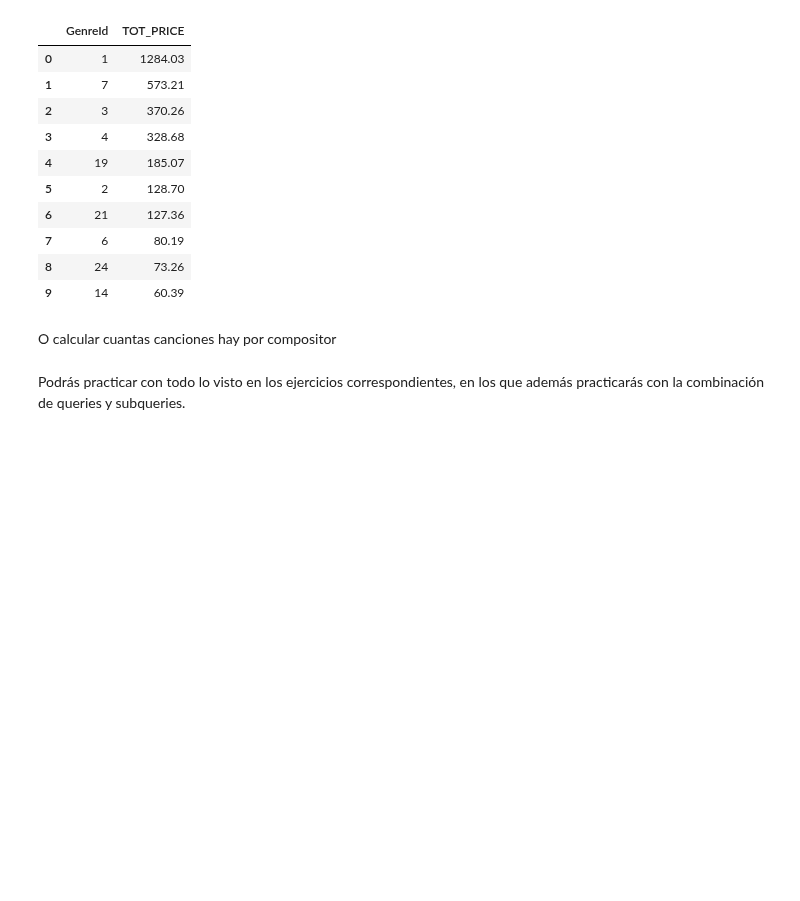
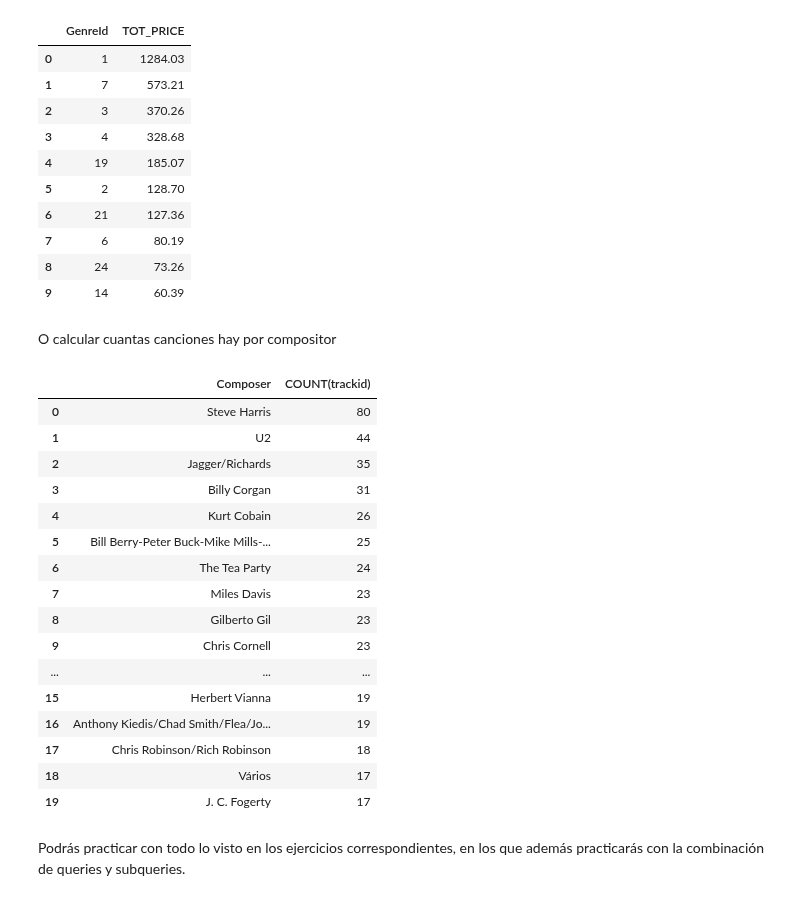
Before and after one commit to RobertoPE1/DS_ONLINE_ROBERTO, a Jupyter notebook: 03_Data_Analysis/Sprint_06/Unidad_01_Procesado_Datos_Internos_BBDD/01_Workout/06_Agregacion_Agrupacion.ipynb, the cells around one changed output. Saved outputs shown, nothing was run; the diff lists cells and outputs as text; code cells hidden in the pictures; blank space fills up the shorter version.

```diff
--- a/03_Data_Analysis/Sprint_06/Unidad_01_Procesado_Datos_Internos_BBDD/01_Workout/06_Agregacion_Agrupacion.ipynb
+++ b/03_Data_Analysis/Sprint_06/Unidad_01_Procesado_Datos_Internos_BBDD/01_Workout/06_Agregacion_Agrupacion.ipynb
@@ -141,5 +141,33 @@ sql_query(query)
 | 9 | 14 | 60.39 |
 # %% [markdown]
 O calcular cuantas canciones hay por compositor
+# %%
+query = '''
+SELECT composer, COUNT(trackid)
+FROM tracks
+WHERE Composer IS NOT NULL
+GROUP BY composer
+ORDER BY 2 DESC
+LIMIT 20
+'''
+sql_query(query)
+# %% [output]
+|  | Composer | COUNT(trackid) |
+| 0 | Steve Harris | 80 |
+| 1 | U2 | 44 |
+| 2 | Jagger/Richards | 35 |
+| 3 | Billy Corgan | 31 |
+| 4 | Kurt Cobain | 26 |
+| 5 | Bill Berry-Peter Buck-Mike Mills-... | 25 |
+| 6 | The Tea Party | 24 |
+| 7 | Miles Davis | 23 |
+| 8 | Gilberto Gil | 23 |
+| 9 | Chris Cornell | 23 |
+| ... | ... | ... |
+| 15 | Herbert Vianna | 19 |
+| 16 | Anthony Kiedis/Chad Smith/Flea/Jo... | 19 |
+| 17 | Chris Robinson/Rich Robinson | 18 |
+| 18 | Vários | 17 |
+| 19 | J. C. Fogerty | 17 |
 # %% [markdown]
 Podrás practicar con todo lo visto en los ejercicios correspondientes, en los que además practicarás con la combinación de queries y subqueries.
```
